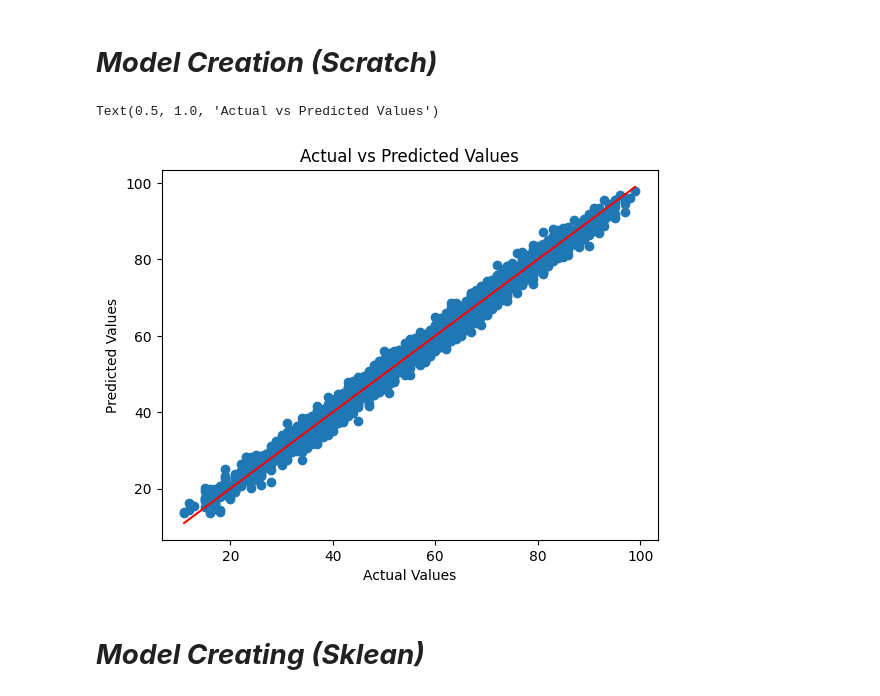
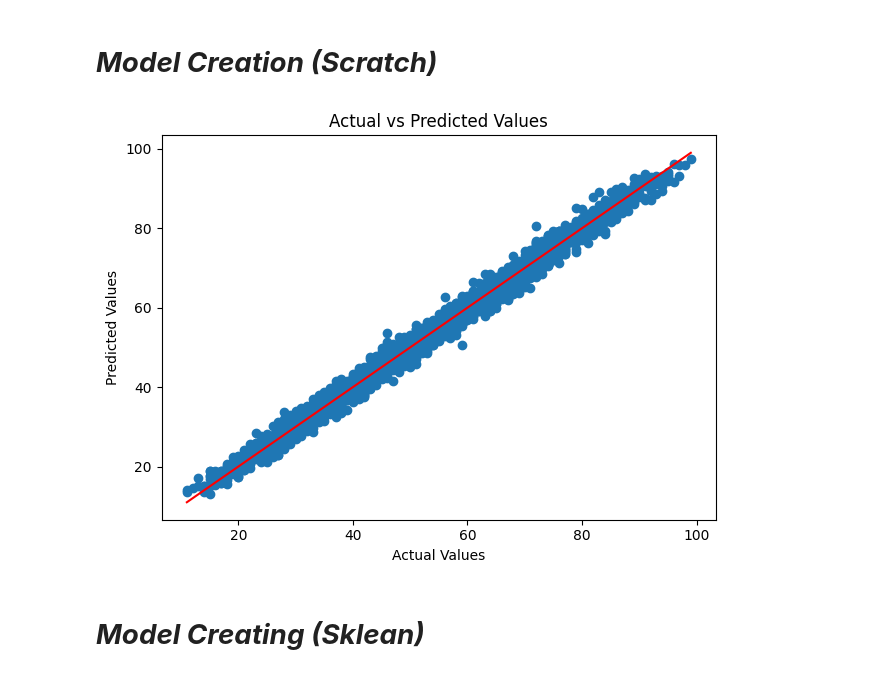
Before and after one commit to Hrushikesh-Kovi/Student-Performance-Analysis_Multiple-Regression-Model, a Jupyter notebook: student-performance-analysis.ipynb, the cells around one changed output. Saved outputs shown, nothing was run; the diff lists cells and outputs as text; code cells hidden in the pictures.

```diff
--- a/student-performance-analysis.ipynb
+++ b/student-performance-analysis.ipynb
@@ -1,19 +0,0 @@
-# %%
-# This Python 3 environment comes with many helpful analytics libraries installed
-# It is defined by the kaggle/python Docker image: https://github.com/kaggle/docker-python
-# For example, here's several helpful packages to load
-
-import numpy as np # linear algebra
-import pandas as pd # data processing, CSV file I/O (e.g. pd.read_csv)
-from matplotlib import pyplot as plt
-
-# Input data files are available in the read-only "../input/" directory
-# For example, running this (by clicking run or pressing Shift+Enter) will list all files under the input directory
-
-import os
-for dirname, _, filenames in os.walk('/kaggle/input'):
-    for filename in filenames:
-        print(os.path.join(dirname, filename))
-
-# You can write up to 20GB to the current directory (/kaggle/working/) that gets preserved as output when you create a version using "Save & Run All"
-# You can also write temporary files to /kaggle/temp/, but they won't be saved outside of the current session
@@ -22,7 +5,7 @@ for dirname, _, filenames in os.walk('/kaggle/input'):
 # %% [markdown]
 # ***Data Exploration & Handling***
 # %%
-df = pd.read_csv(r"/kaggle/input/student-performance-multiple-linear-regression/Student_Performance.csv", encoding="latin1")
+df = pd.read_csv(r"Student_Performance.csv", encoding="latin1")
 # %%
 df.head()
 # %% [output]
@@ -149,15 +132,15 @@ model.fit(X_train_scaled, y_train, 10000)
 # %%
 y_pred = model.predict(X_test_scaled)
 min_val = min(y_test.min(), y_pred.min())
 max_val = max(y_test.max(), y_pred.max())
 plt.scatter(y_test, y_pred)
 plt.plot([min_val, max_val], [min_val, max_val], color="red")
 plt.xlabel("Actual Values")
 plt.ylabel("Predicted Values")
 plt.title("Actual vs Predicted Values")
+plt.tight_layout()
 # %% [output]
-Text(0.5, 1.0, 'Actual vs Predicted Values')
-[figure, old version]
+[figure, new version]
 # %% [markdown]
 # ***Model Creating (Sklean)***
 # %%
```
Also changed, not shown: parts of 3 cells of this notebook, 1 other file.
